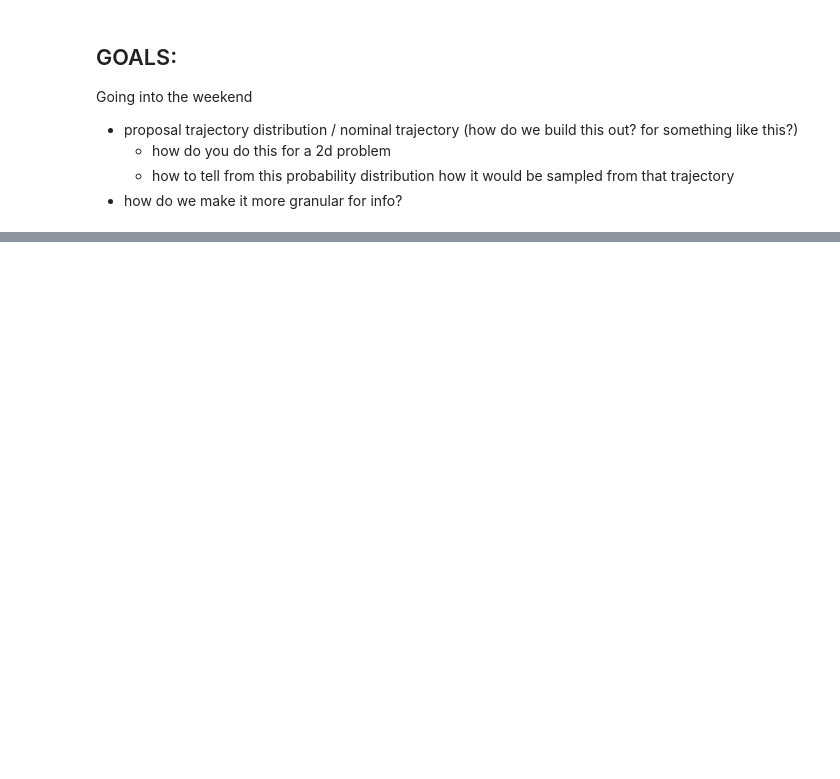
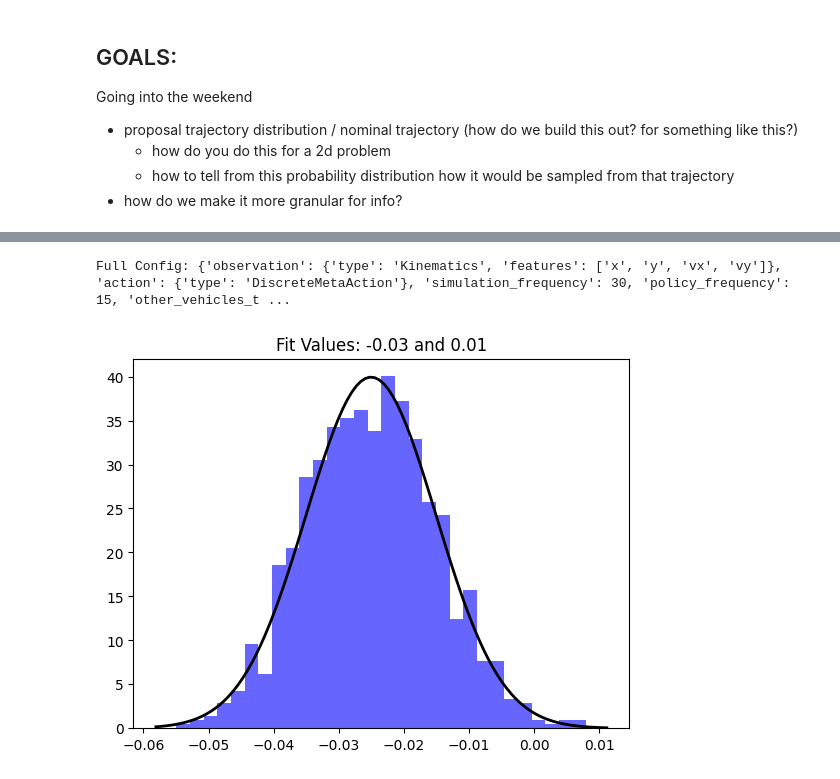
Before and after one commit to alliegriffith/Agentic-Safety-Validation, a Jupyter notebook: tests.ipynb, the cells around one changed output, grey strips where cells are left out. Cells and saved outputs as stored; diff of their text form; code cells hidden in the pictures; blank space fills up the shorter version.

```diff
--- a/tests.ipynb
+++ b/tests.ipynb
@@ -93,0 +257,32 @@ Going into the weekend
+# %%
+print("Full Config:", env.unwrapped.config)
+# %% [output]
+Full Config: {'observation': {'type': 'Kinematics', 'features': ['x', 'y', 'vx', 'vy']}, 'action': {'type': 'DiscreteMetaAction'}, 'simulation_frequency': 30, 'policy_frequency': 15, 'other_vehicles_t ...
+# %%
+
+from scipy.stats import norm
+
+# Generate some data for this
+# demonstration.
+# data = np.random.normal(170, 10, 250)
+
+# Fit a normal distribution to
+# the data:
+# mean and standard deviation
+mu, std = norm.fit(initialStates['car1x'] )
+
+# Plot the histogram.
+plt.hist(initialStates['car1x'] , bins=30, density=True, alpha=0.6, color='b')
+
+# Plot the PDF.
+xmin, xmax = plt.xlim()
+x = np.linspace(xmin, xmax, 100)
+p = norm.pdf(x, mu, std)
+
+plt.plot(x, p, 'k', linewidth=2)
+title = "Fit Values: {:.2f} and {:.2f}".format(mu, std)
+plt.title(title)
+
+plt.show()
+# %% [output]
+[figure, added]
```
Also changed, not shown: parts of 12 cells of this notebook, 2 other files.
